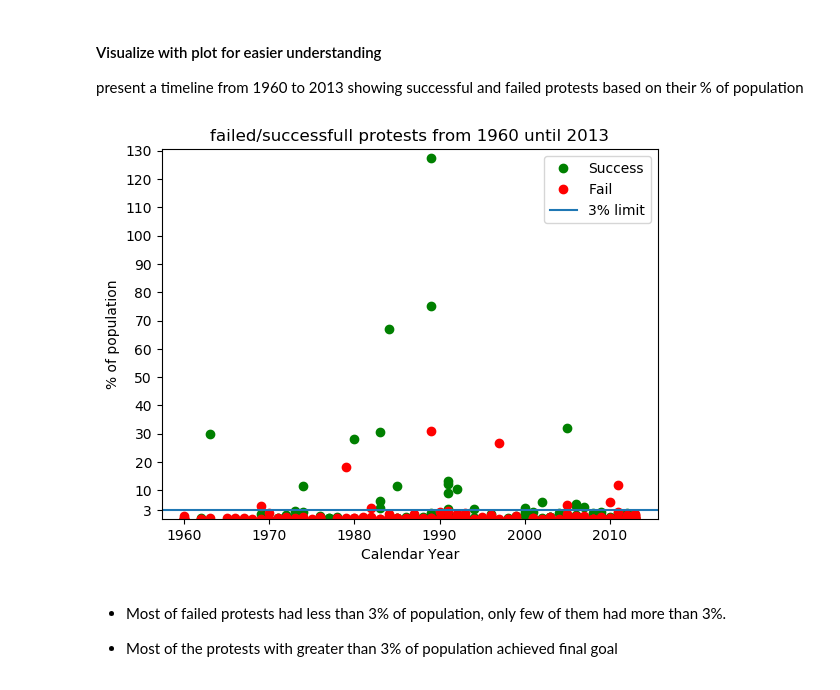
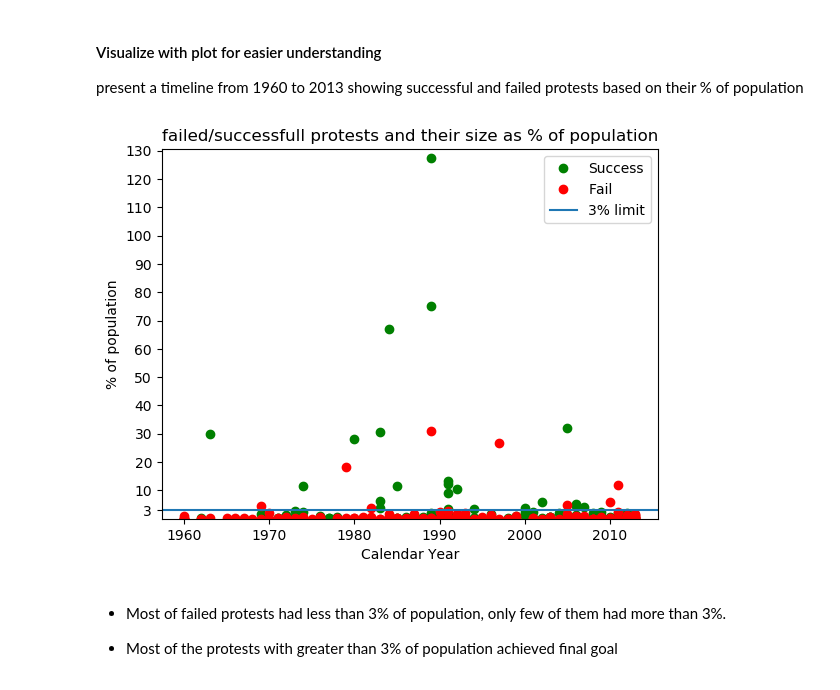
Before and after one commit to Dimnir/Protests, a Jupyter notebook: SizeAndSuccess.ipynb, the cells around one changed output. Saved outputs shown, nothing was run; the diff lists cells and outputs as text; code cells hidden in the pictures.

```diff
--- a/SizeAndSuccess.ipynb
+++ b/SizeAndSuccess.ipynb
@@ -187,26 +187,26 @@ present a timeline from 1960 to 2013 showing successful and failed protests base
 # %%
 xticks = [1960,1970,1980,1990,2000,2010]
 yticks = [3,10,20,30,40,50,60,70,80,90,100,110,120,130]
 
 plt.plot(suc.year,suc.perc_of_total,# show perc_of_total for each year
          'go', # color and shape
          linestyle="", # no lines
          label='Success') # successed campaigns
 
 plt.plot(fail_camp.year,fail_camp.perc_of_total,'ro',linestyle="",label='Fail') # same for failed campaigns
 
 plt.axhline(y=3,label='3% limit') # 3% limit line
 plt.ylim(0,camp.perc_of_total.max()+3) # Y axis limits
-plt.title('failed/successfull protests from 1960 until 2013')
+plt.title('failed/successfull protests and their size as % of population')
 plt.xlabel('Calendar Year') # x lable
 plt.ylabel('% of population') # y lable
 plt.xticks(xticks) # x ticks
 plt.yticks(yticks) # y ticks
 plt.style.use('default') # set to default
 plt.legend()
 plt.show()
 # %% [output]
-[figure, old version]
+[figure, new version]
 # %% [markdown]
 - Most of failed protests had less than 3% of population, only few of them had more than 3%.
 
```
Also changed, not shown: parts of 3 cells of this notebook.
